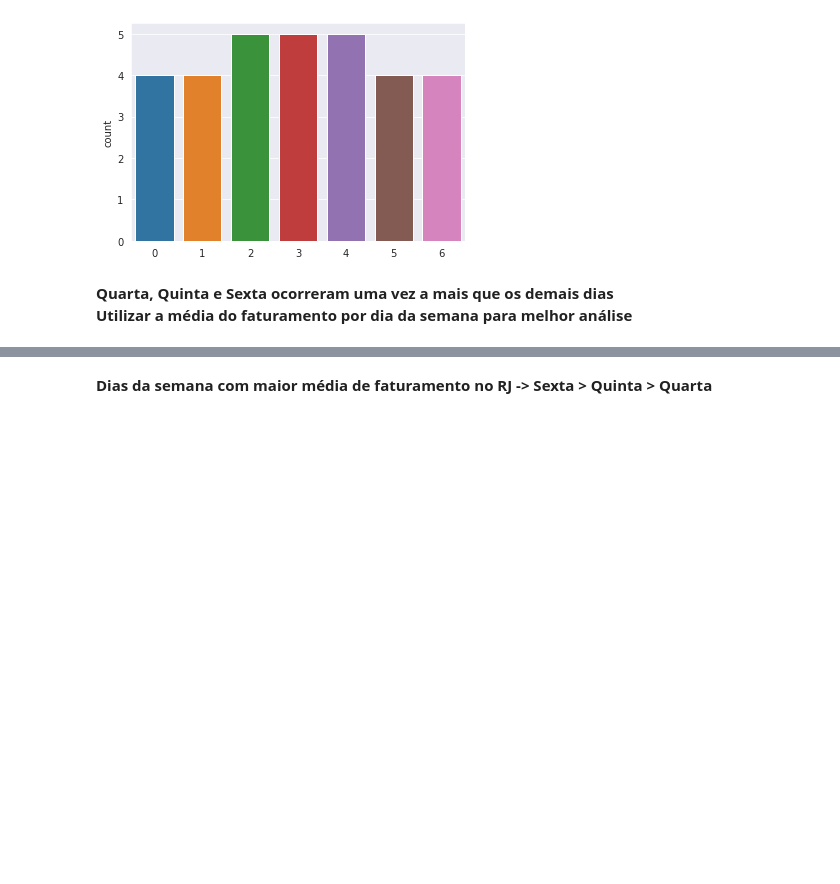
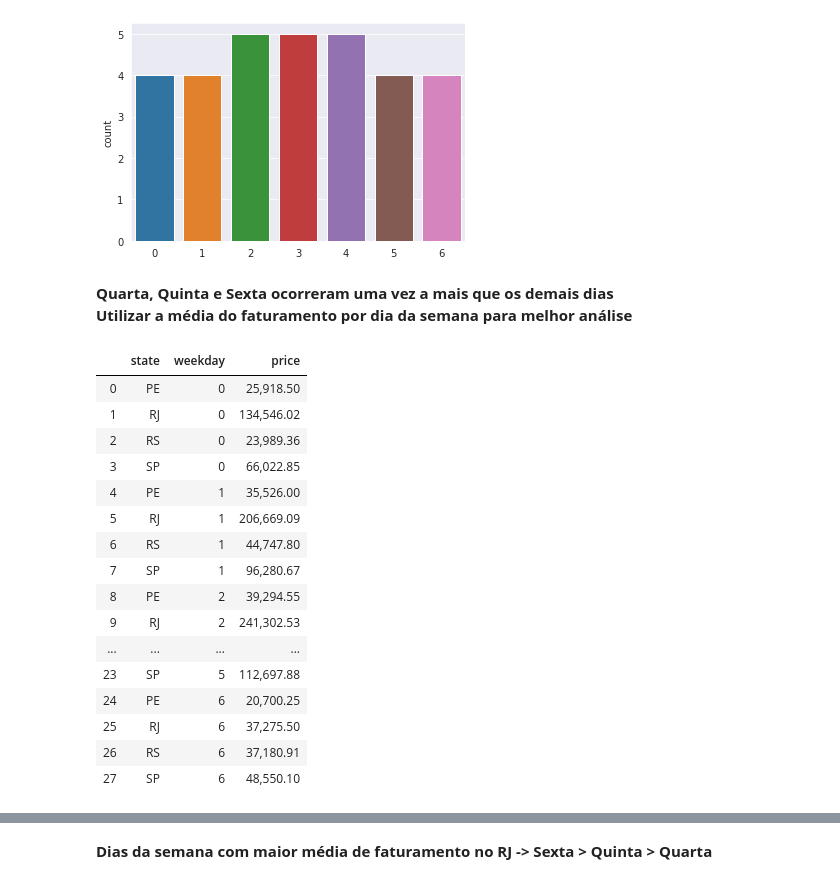
Before and after one commit to vinicvaz/Linx-DataAnalysis, a Jupyter notebook: OfflineDataAnalysis.ipynb, the cells around one changed output, grey strips where cells are left out. Cells and saved outputs as stored; diff of their text form; code cells hidden in the pictures; blank space fills up the shorter version.

```diff
--- a/OfflineDataAnalysis.ipynb
+++ b/OfflineDataAnalysis.ipynb
@@ -473,6 +478,26 @@ for index, row in df_dias.iterrows():
     df_mean = df_mean.set_value(size,'state',estado)
     df_mean = df_mean.set_value(size,'weekday',weekday)
     df_mean = df_mean.set_value(size,'price',price)
+# %%
+df_mean
+# %% [output]
+|  | state | weekday | price |
+| 0 | PE | 0 | 25,918.50 |
+| 1 | RJ | 0 | 134,546.02 |
+| 2 | RS | 0 | 23,989.36 |
+| 3 | SP | 0 | 66,022.85 |
+| 4 | PE | 1 | 35,526.00 |
+| 5 | RJ | 1 | 206,669.09 |
+| 6 | RS | 1 | 44,747.80 |
+| 7 | SP | 1 | 96,280.67 |
+| 8 | PE | 2 | 39,294.55 |
+| 9 | RJ | 2 | 241,302.53 |
+| ... | ... | ... | ... |
+| 23 | SP | 5 | 112,697.88 |
+| 24 | PE | 6 | 20,700.25 |
+| 25 | RJ | 6 | 37,275.50 |
+| 26 | RS | 6 | 37,180.91 |
+| 27 | SP | 6 | 48,550.10 |
 # %%
 ## Plot de faturamento por dia dos melhores estados
 plt.figure(figsize=(10,6))
```
Also changed, not shown: parts of 9 cells of this notebook, 5 other files.
